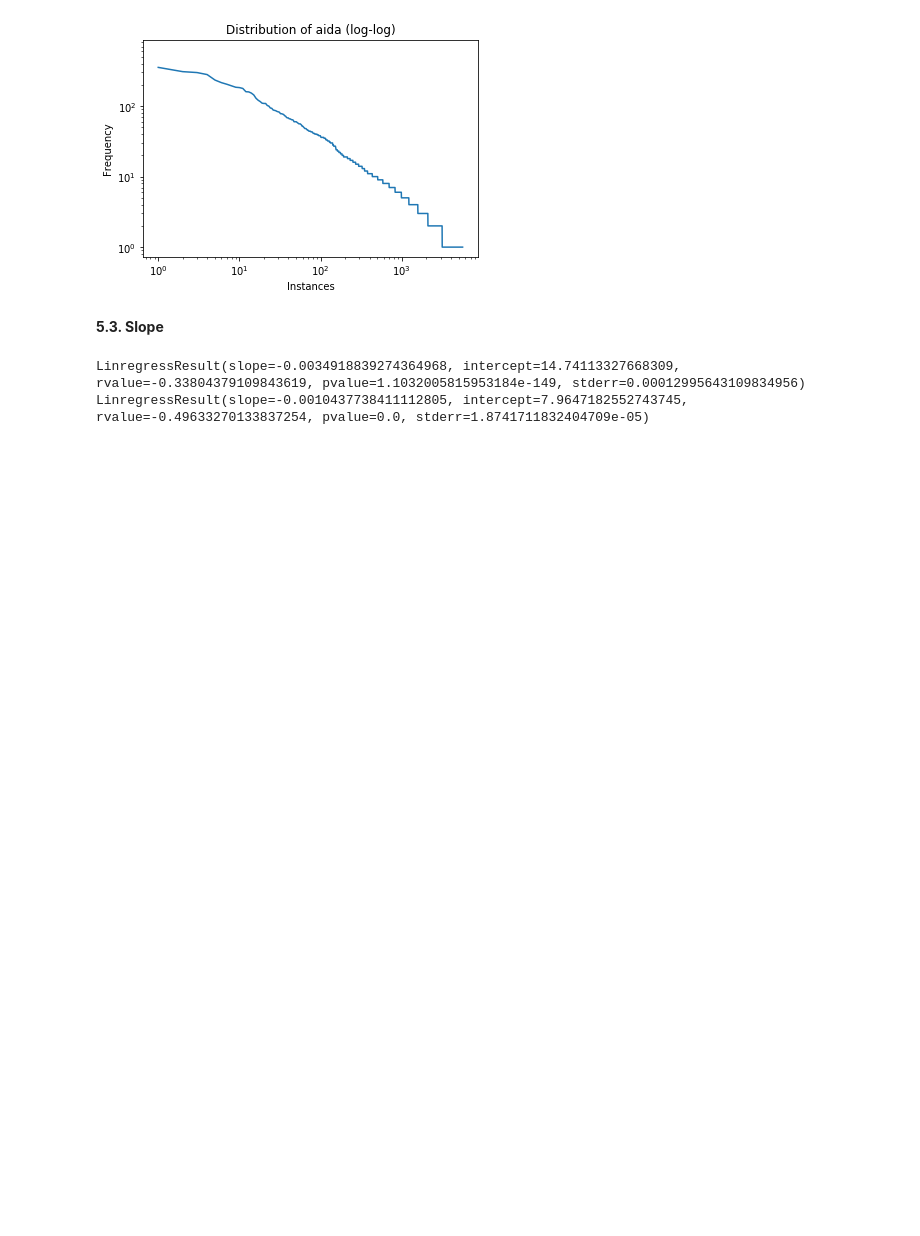
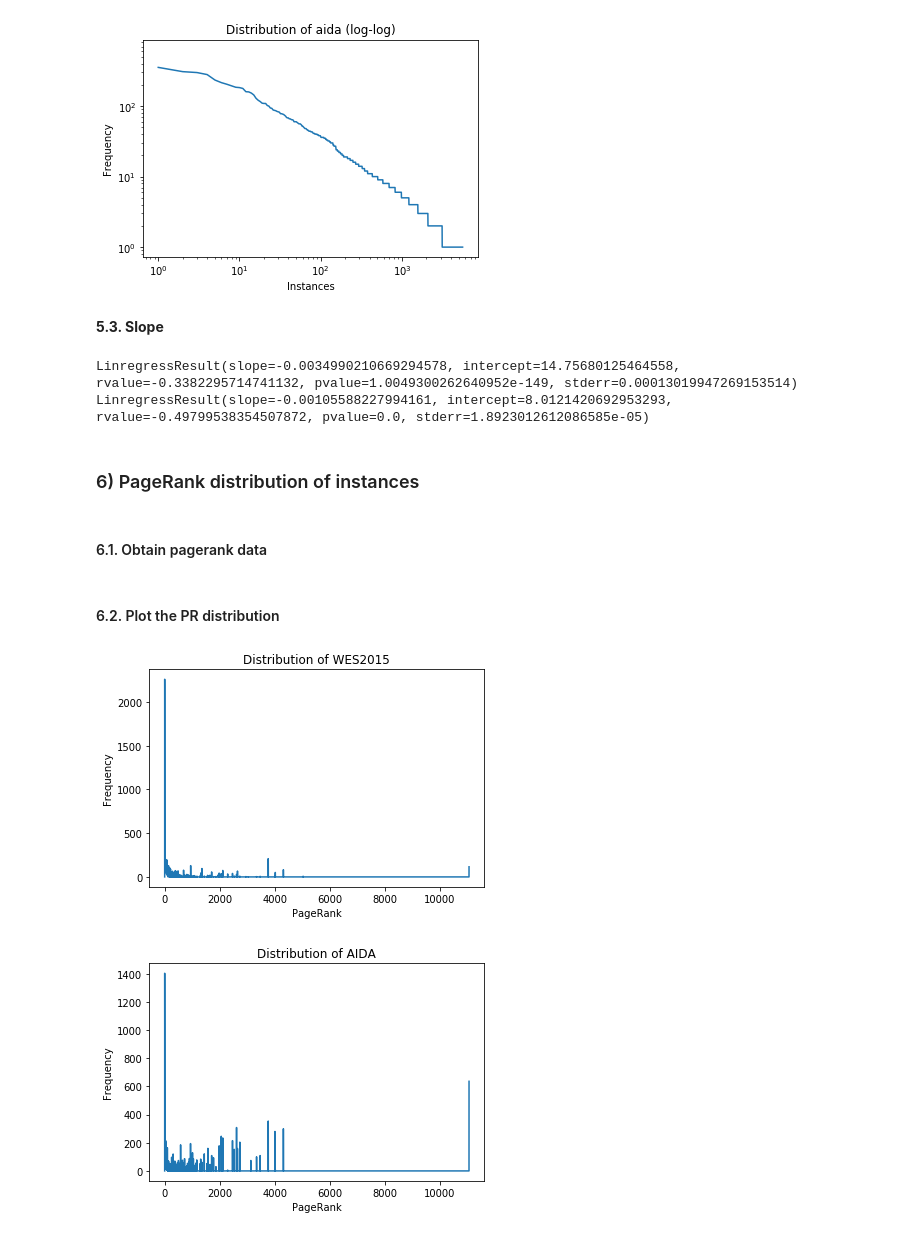
Before and after one commit to cltl/HumanLikeEL, a Jupyter notebook: Data Analysis.ipynb, the cells around one changed output. Cells and saved outputs as stored; diff of their text form; code cells hidden in the pictures; blank space fills up the shorter version.

Commit message:
page rank for datasets

```diff
--- a/Data Analysis.ipynb
+++ b/Data Analysis.ipynb
@@ -4,9 +4,9 @@
 ### 1) Load datasets from BIN file
 # %%
 import pickle
-with open('aida_spotlight.bin', 'rb') as outfile:
+with open('aida.bin', 'rb') as outfile:
     aida_articles=pickle.load(outfile)
-with open('wes2015_spotlight.bin', 'rb') as outfile:
+with open('wes2015.bin', 'rb') as outfile:
     wes_articles=pickle.load(outfile)
 
 wes_title='wes2015'
@@ -99,5 +97,23 @@ wes_slope=plot_utils.calculate_slope(wes_cnt_instances)
 print(aida_slope)
 print(wes_slope)
 # %% [output]
-LinregressResult(slope=-0.0034918839274364968, intercept=14.74113327668309, rvalue=-0.33804379109843619, pvalue=1.1032005815953184e-149, stderr=0.00012995643109834956)
-LinregressResult(slope=-0.0010437738411112805, intercept=7.9647182552743745, rvalue=-0.49633270133837254, pvalue=0.0, stderr=1.8741711832404709e-05)
+LinregressResult(slope=-0.0034990210669294578, intercept=14.75680125464558, rvalue=-0.3382295714741132, pvalue=1.0049300262640952e-149, stderr=0.00013019947269153514)
+LinregressResult(slope=-0.00105588227994161, intercept=8.0121420692953293, rvalue=-0.49799538354507872, pvalue=0.0, stderr=1.8923012612086585e-05)
+# %% [markdown]
+### 6) PageRank distribution of instances
+# %% [markdown]
+#### 6.1. Obtain pagerank data
+# %%
+skip_zeros=True
+
+wes_pageranks, wes_pr_uniq=plot_utils.get_pagerank_distribution(wes_articles, skip_zeros=skip_zeros)
+
+aida_pageranks, aida_pr_uniq=plot_utils.get_pagerank_distribution(aida_articles, skip_zeros=skip_zeros)
+# %% [markdown]
+#### 6.2. Plot the PR distribution
+# %%
+plot_utils.plot_freq_noagg(wes_pageranks, title='WES2015', x_axis='PageRank')
+plot_utils.plot_freq_noagg(aida_pageranks, title='AIDA', x_axis='PageRank')
+# %% [output]
+[figure, added]
+[figure, added]
```
Also changed, not shown: parts of 35 cells of this notebook, 4 other files.
